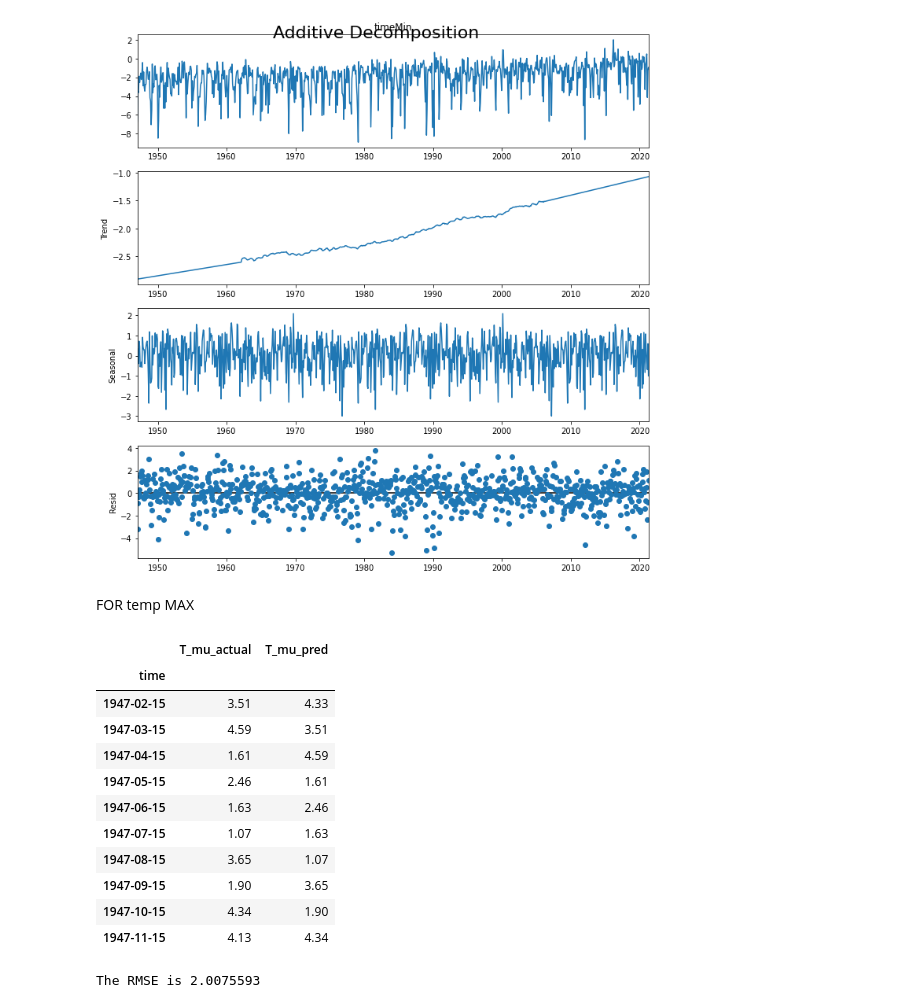
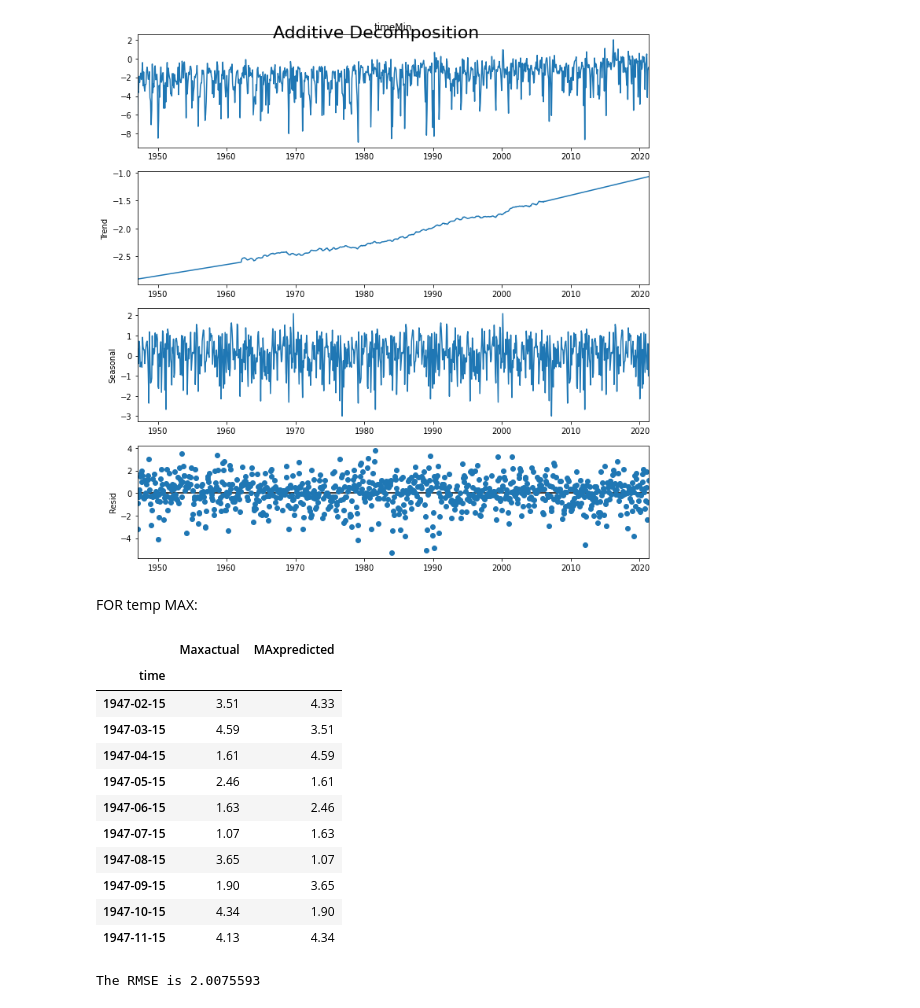
Before and after one commit to rubenkerkhofs/modern-data-analytics, a Jupyter notebook: Mitja Code/Code Final.ipynb, the cells around one changed output. Cells and saved outputs as stored; diff of their text form; code cells hidden in the pictures.

```diff
--- a/Mitja Code/Code Final.ipynb
+++ b/Mitja Code/Code Final.ipynb
@@ -644,19 +636,19 @@ plt.show()
 # %% [output]
 [figure]
 # %% [markdown]
-FOR temp MAX
+FOR temp MAX:
 # %%
-predicted_df = df2["timeMax"].to_frame().shift(1).rename(columns = {"timeMax": "T_mu_pred" })
-actual_df = df2["timeMax"].to_frame().rename(columns = {"timeMax": "T_mu_actual" })
+predicted_df = df2["timeMax"].to_frame().shift(1).rename(columns = {"timeMax": "MAxpredicted" })
+actual_df = df2["timeMax"].to_frame().rename(columns = {"timeMax": "Maxactual" })
 
 # Concatenate the actual and predicted temperature
 one_step_df = pd.concat([actual_df,predicted_df],axis=1)
 
 # Select from the second row, because there is no prediction for today due to shifting.
 one_step_df = one_step_df[1:]
 one_step_df.head(10)
 # %% [output]
-|  | T_mu_actual | T_mu_pred |
+|  | Maxactual | MAxpredicted |
 | time |  |  |
 | 1947-02-15 | 3.51 | 4.33 |
 | 1947-03-15 | 4.59 | 3.51 |
```
Also changed, not shown: parts of 18 cells of this notebook.
